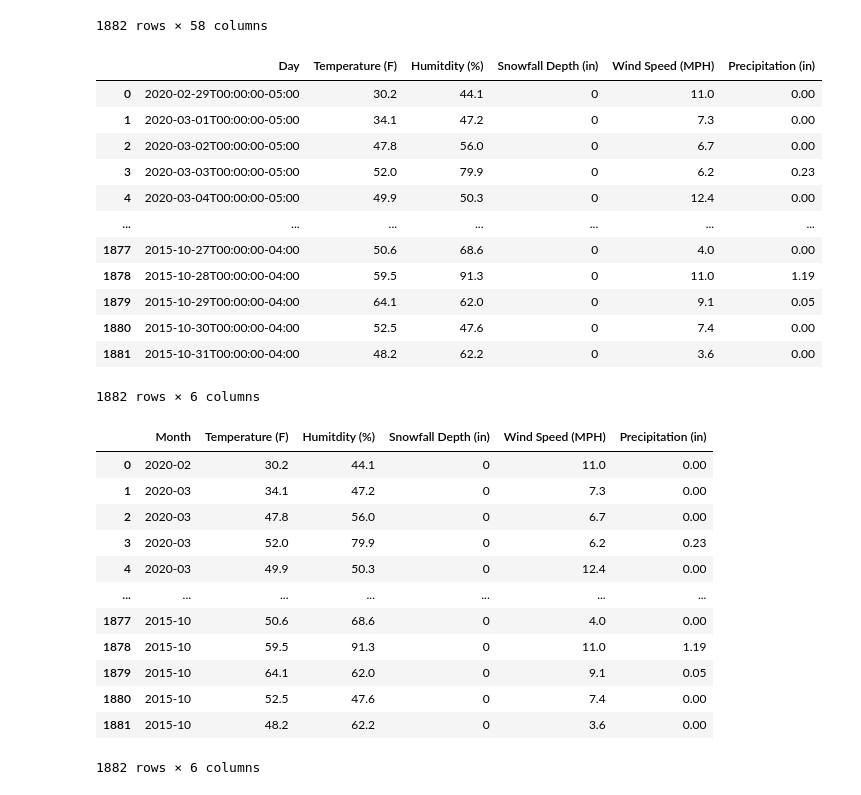
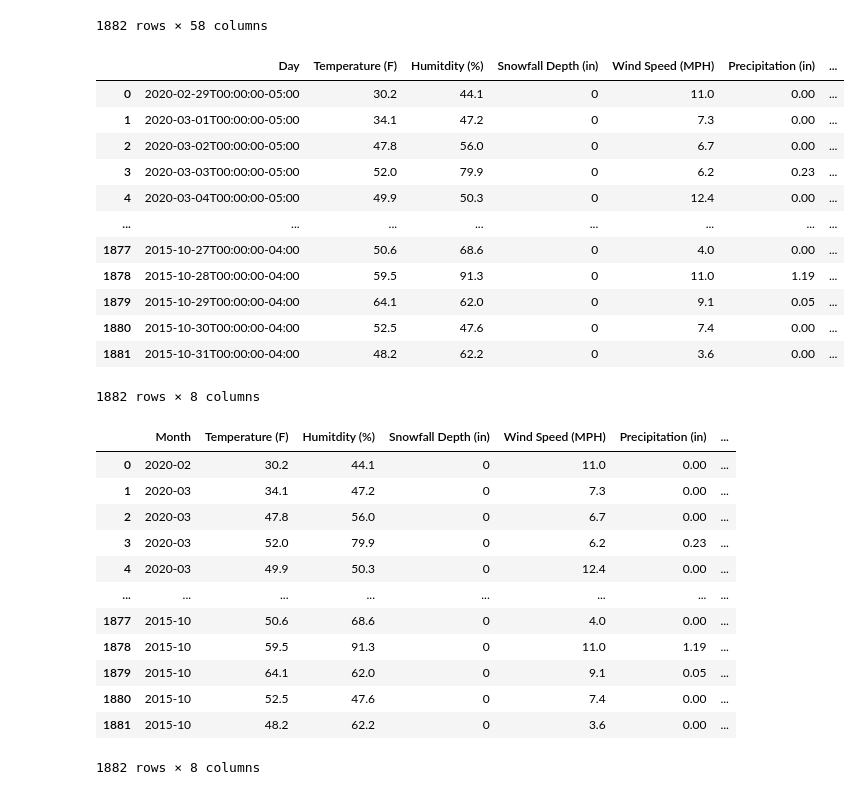
Before and after one commit to Ntorres95/Rideshares_vs_Weather, a Jupyter notebook: weather_source.ipynb, the cells around one changed output. Drawn from its saved outputs; the diff is of its cells as text; code cells hidden in the pictures.

Commit message:
added max temp and Wind spd max, modified code

```diff
--- a/weather_source.ipynb
+++ b/weather_source.ipynb
@@ -215,28 +212,30 @@ weather_df
 1882 rows × 58 columns
 # %%
 #truncate data and rename labels
-weather_truncate = weather_df[['timestamp','tempAvg','relHumAvg','snowDepth','windSpdAvg','precip']]
+weather_truncate = weather_df[['timestamp','tempAvg','relHumAvg','snowDepth','windSpdAvg','precip','tempMax','windSpdMax']]
 weather = weather_truncate.rename(columns={"timestamp": "Day",
                             "tempAvg": "Temperature (F)",
                             "relHumAvg": "Humitdity (%)",
                             "snowDepth": "Snowfall Depth (in)",
                             "windSpdAvg": "Wind Speed (MPH)",
-                            "precip": "Precipitation (in)"})
+                            "precip": "Precipitation (in)",
+                            'tempMax':'Max Temperature (F)',
+                            'windSpdMax':'Max Wind Speed (MPH)'})
 weather
 # %% [output]
-|  | Day | Temperature (F) | Humitdity (%) | Snowfall Depth (in) | Wind Speed (MPH) | Precipitation (in) |
-| 0 | 2020-02-29T00:00:00-05:00 | 30.2 | 44.1 | 0 | 11.0 | 0.00 |
-| 1 | 2020-03-01T00:00:00-05:00 | 34.1 | 47.2 | 0 | 7.3 | 0.00 |
-| 2 | 2020-03-02T00:00:00-05:00 | 47.8 | 56.0 | 0 | 6.7 | 0.00 |
-| 3 | 2020-03-03T00:00:00-05:00 | 52.0 | 79.9 | 0 | 6.2 | 0.23 |
-| 4 | 2020-03-04T00:00:00-05:00 | 49.9 | 50.3 | 0 | 12.4 | 0.00 |
-| ... | ... | ... | ... | ... | ... | ... |
-| 1877 | 2015-10-27T00:00:00-04:00 | 50.6 | 68.6 | 0 | 4.0 | 0.00 |
-| 1878 | 2015-10-28T00:00:00-04:00 | 59.5 | 91.3 | 0 | 11.0 | 1.19 |
-| 1879 | 2015-10-29T00:00:00-04:00 | 64.1 | 62.0 | 0 | 9.1 | 0.05 |
-| 1880 | 2015-10-30T00:00:00-04:00 | 52.5 | 47.6 | 0 | 7.4 | 0.00 |
-| 1881 | 2015-10-31T00:00:00-04:00 | 48.2 | 62.2 | 0 | 3.6 | 0.00 |
+|  | Day | Temperature (F) | Humitdity (%) | Snowfall Depth (in) | Wind Speed (MPH) | Precipitation (in) | ... |
+| 0 | 2020-02-29T00:00:00-05:00 | 30.2 | 44.1 | 0 | 11.0 | 0.00 | ... |
+| 1 | 2020-03-01T00:00:00-05:00 | 34.1 | 47.2 | 0 | 7.3 | 0.00 | ... |
+| 2 | 2020-03-02T00:00:00-05:00 | 47.8 | 56.0 | 0 | 6.7 | 0.00 | ... |
+| 3 | 2020-03-03T00:00:00-05:00 | 52.0 | 79.9 | 0 | 6.2 | 0.23 | ... |
+| 4 | 2020-03-04T00:00:00-05:00 | 49.9 | 50.3 | 0 | 12.4 | 0.00 | ... |
+| ... | ... | ... | ... | ... | ... | ... | ... |
+| 1877 | 2015-10-27T00:00:00-04:00 | 50.6 | 68.6 | 0 | 4.0 | 0.00 | ... |
+| 1878 | 2015-10-28T00:00:00-04:00 | 59.5 | 91.3 | 0 | 11.0 | 1.19 | ... |
+| 1879 | 2015-10-29T00:00:00-04:00 | 64.1 | 62.0 | 0 | 9.1 | 0.05 | ... |
+| 1880 | 2015-10-30T00:00:00-04:00 | 52.5 | 47.6 | 0 | 7.4 | 0.00 | ... |
+| 1881 | 2015-10-31T00:00:00-04:00 | 48.2 | 62.2 | 0 | 3.6 | 0.00 | ... |
-1882 rows × 6 columns
+1882 rows × 8 columns
 # %%
 #change days to month by slicing off datetime stopping on month
 weather_month = weather
@@ -244,18 +243,18 @@ weather_month['Day'] = weather_month['Day'].str.slice(start=0,stop=7)
 weather_month = weather_month.rename(columns={'Day':'Month'})
 weather_month
 # %% [output]
-|  | Month | Temperature (F) | Humitdity (%) | Snowfall Depth (in) | Wind Speed (MPH) | Precipitation (in) |
-| 0 | 2020-02 | 30.2 | 44.1 | 0 | 11.0 | 0.00 |
-| 1 | 2020-03 | 34.1 | 47.2 | 0 | 7.3 | 0.00 |
-| 2 | 2020-03 | 47.8 | 56.0 | 0 | 6.7 | 0.00 |
-| 3 | 2020-03 | 52.0 | 79.9 | 0 | 6.2 | 0.23 |
-| 4 | 2020-03 | 49.9 | 50.3 | 0 | 12.4 | 0.00 |
-| ... | ... | ... | ... | ... | ... | ... |
-| 1877 | 2015-10 | 50.6 | 68.6 | 0 | 4.0 | 0.00 |
-| 1878 | 2015-10 | 59.5 | 91.3 | 0 | 11.0 | 1.19 |
-| 1879 | 2015-10 | 64.1 | 62.0 | 0 | 9.1 | 0.05 |
-| 1880 | 2015-10 | 52.5 | 47.6 | 0 | 7.4 | 0.00 |
-| 1881 | 2015-10 | 48.2 | 62.2 | 0 | 3.6 | 0.00 |
+|  | Month | Temperature (F) | Humitdity (%) | Snowfall Depth (in) | Wind Speed (MPH) | Precipitation (in) | ... |
+| 0 | 2020-02 | 30.2 | 44.1 | 0 | 11.0 | 0.00 | ... |
+| 1 | 2020-03 | 34.1 | 47.2 | 0 | 7.3 | 0.00 | ... |
+| 2 | 2020-03 | 47.8 | 56.0 | 0 | 6.7 | 0.00 | ... |
+| 3 | 2020-03 | 52.0 | 79.9 | 0 | 6.2 | 0.23 | ... |
+| 4 | 2020-03 | 49.9 | 50.3 | 0 | 12.4 | 0.00 | ... |
+| ... | ... | ... | ... | ... | ... | ... | ... |
+| 1877 | 2015-10 | 50.6 | 68.6 | 0 | 4.0 | 0.00 | ... |
+| 1878 | 2015-10 | 59.5 | 91.3 | 0 | 11.0 | 1.19 | ... |
+| 1879 | 2015-10 | 64.1 | 62.0 | 0 | 9.1 | 0.05 | ... |
+| 1880 | 2015-10 | 52.5 | 47.6 | 0 | 7.4 | 0.00 | ... |
+| 1881 | 2015-10 | 48.2 | 62.2 | 0 | 3.6 | 0.00 | ... |
-1882 rows × 6 columns
+1882 rows × 8 columns
 # %%
 weather_month.to_csv('weather_by_month.csv')
```
Also changed, not shown: parts of 1 cell of this notebook, 1 other file.
